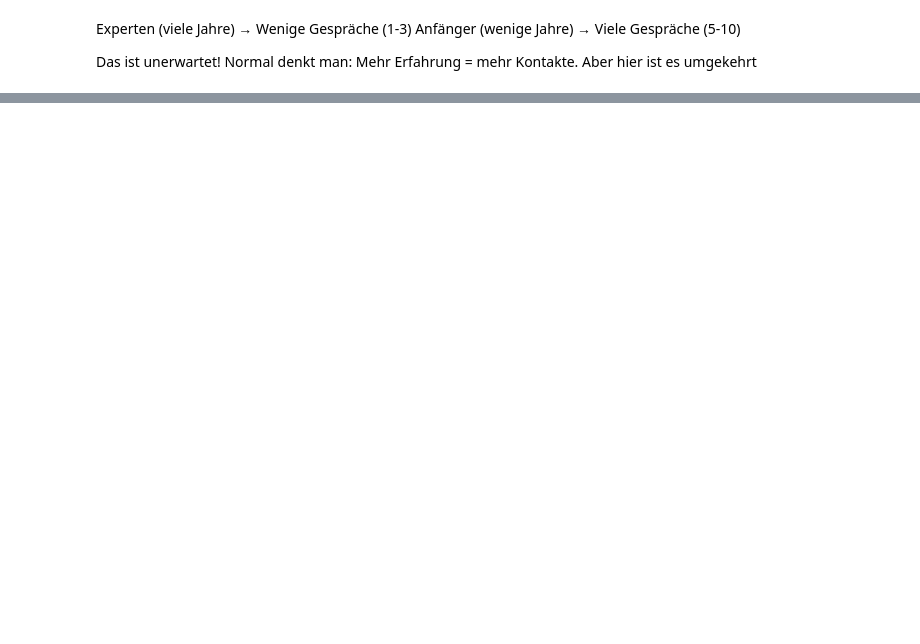
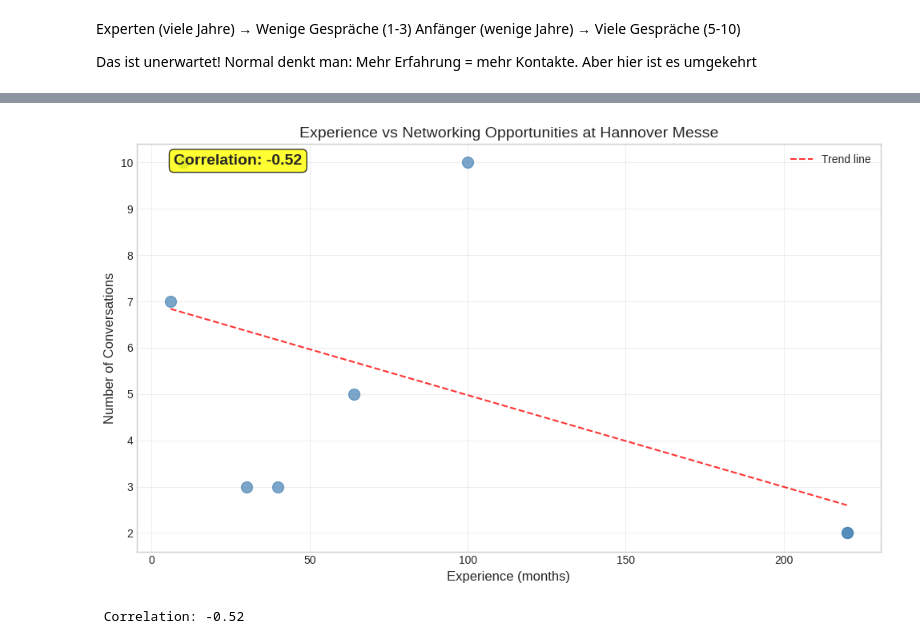
Before and after one commit to mutabazi105/data-visualization-storytelling-hsh, a Jupyter notebook: Hannover_messe_visualization.ipynb, the cells around one changed output, grey strips where cells are left out. Cells and saved outputs as stored; diff of their text form; code cells hidden in the pictures; blank space fills up the shorter version.

Commit message:
Complete Messe analysis with all plots

```diff
--- a/Hannover_messe_visualization.ipynb
+++ b/Hannover_messe_visualization.ipynb
@@ -426,0 +335,49 @@ Saved: skills_pie.png
+# %%
+import pandas as pd
+import matplotlib.pyplot as plt
+import numpy as np
+
+# Load data
+df = pd.read_csv('Sheet1.csv', encoding='latin-1', delimiter=';')
+
+# Get data
+experience = pd.to_numeric(df.iloc[:, 10], errors='coerce')
+positions = pd.to_numeric(df.iloc[:, 8], errors='coerce')
+
+# Remove NaN
+valid = ~(experience.isna() | positions.isna())
+exp_valid = experience[valid]
+pos_valid = positions[valid]
+
+# Calculate correlation
+correlation = exp_valid.corr(pos_valid)
+
+# Plot creation
+plt.figure(figsize=(10, 6))
+plt.scatter(exp_valid, pos_valid, alpha=0.7, color='steelblue', s=100)
+
+plt.xlabel('Experience (months)', fontsize=12)
+plt.ylabel('Number of Conversations', fontsize=12)
+plt.title('Experience vs Networking Opportunities at Hannover Messe', fontsize=14)
+plt.grid(True, alpha=0.3)
+
+# correlation text on the plot
+plt.text(0.05, 0.95, f'Correlation: {correlation:.2f}',
+         transform=plt.gca().transAxes, fontsize=14, fontweight='bold',
+         bbox=dict(boxstyle='round', facecolor='yellow', alpha=0.8))
+
+# Add trend line
+z = np.polyfit(exp_valid, pos_valid, 1)
+p = np.poly1d(z)
+x_line = np.sort(exp_valid)
+plt.plot(x_line, p(x_line), "r--", alpha=0.8, label='Trend line')
+plt.legend()
+
+plt.tight_layout()
+plt.savefig('scatter_with_correlation.png', dpi=150)
+plt.show()
+
+print(f"\n Correlation: {correlation:.2f}")
+# %% [output]
+[figure, added]
+ Correlation: -0.52
```
Also changed, not shown: parts of 8 cells of this notebook, 12 other files.
